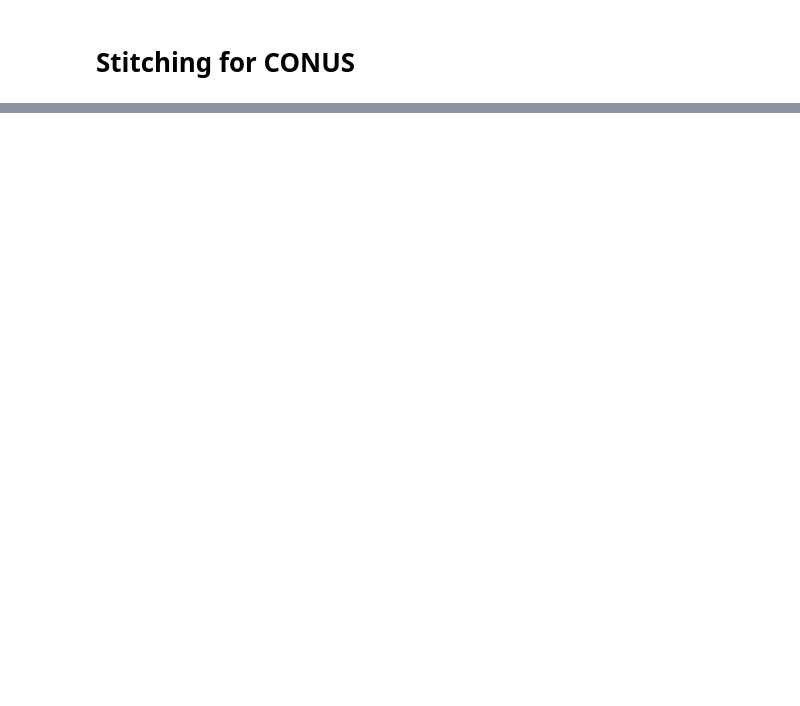
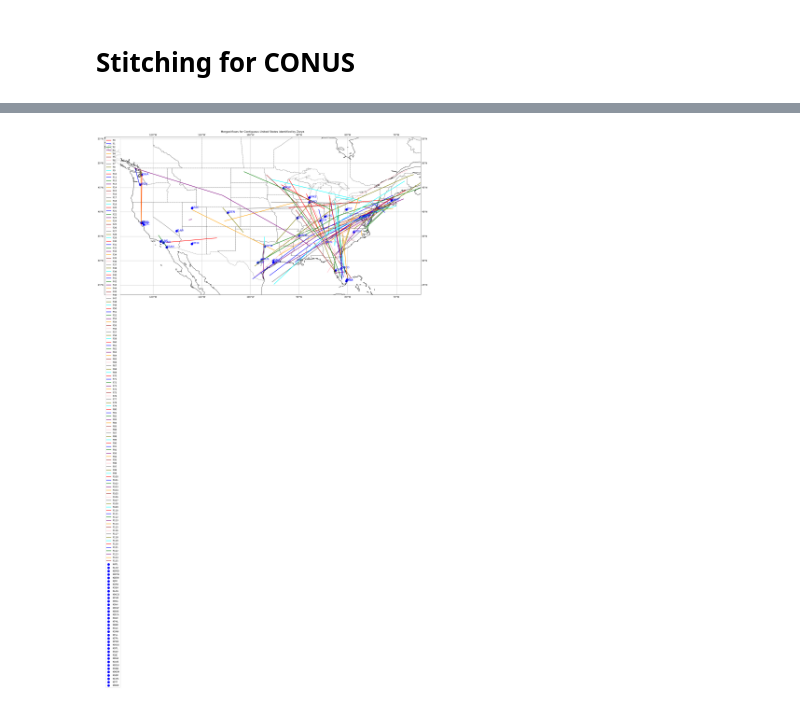
Before and after one commit to thinhhoang95/XFD, a Jupyter notebook: flow-detection/stitch_cluster9.ipynb, the cells around one changed output, grey strips where cells are left out. Saved outputs shown, nothing was run; the diff lists cells and outputs as text; code cells hidden in the pictures; blank space fills up the shorter version.

```diff
--- a/flow-detection/stitch_cluster9.ipynb
+++ b/flow-detection/stitch_cluster9.ipynb
@@ -187,0 +164,12 @@ visualize_flows('conus', hash_counts, hash_df, wp_df, n_first_hashes = 1)
+# %%
+import os
+
+# Create the directory if it doesn't exist
+directory = 'results/stitch_cluster9'
+if not os.path.exists(directory):
+    os.makedirs(directory)
+
+# Save the flows to a file
+with open('results/stitch_cluster9/flows.pkl', 'wb') as f:
+    pickle.dump(flows, f)
+    print('Flows saved to file')
@@ -187,0 +178,6 @@ visualize_flows('conus', hash_counts, hash_df, wp_df, n_first_hashes = 1)
+# %%
+# Load the flows from a file
+import pickle
+with open('results/stitch_cluster9/flows.pkl', 'rb') as f:
+    flows = pickle.load(f)
+    print('Flows loaded from file')
@@ -187,0 +278,4 @@ visualize_flows('conus', hash_counts, hash_df, wp_df, n_first_hashes = 1)
+# %%
+plot_merged_flows(flows)
+# %% [output]
+[figure, added]
```
Also changed, not shown: parts of 10 cells of this notebook, 2 other files.
